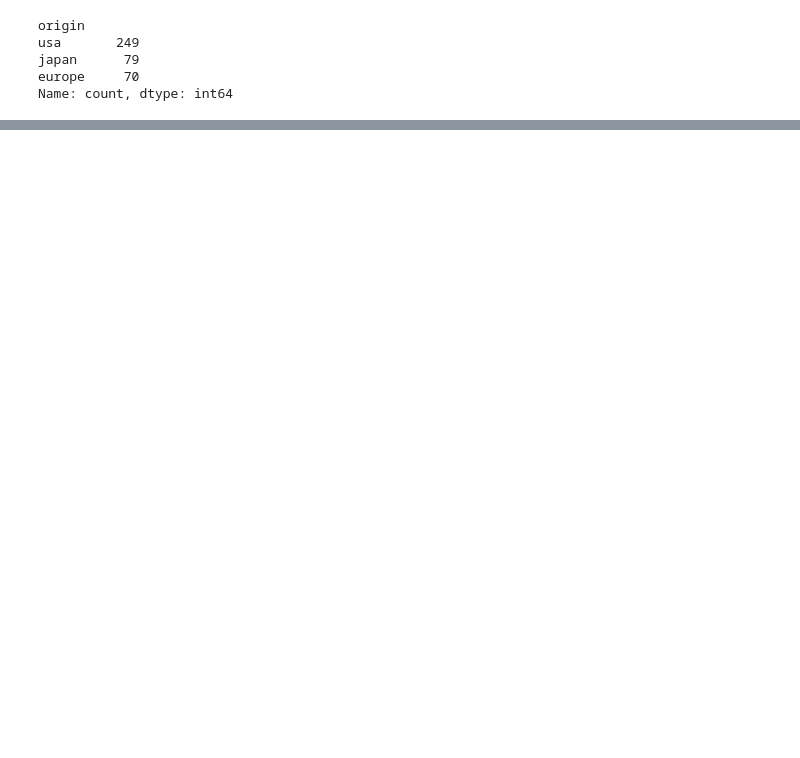
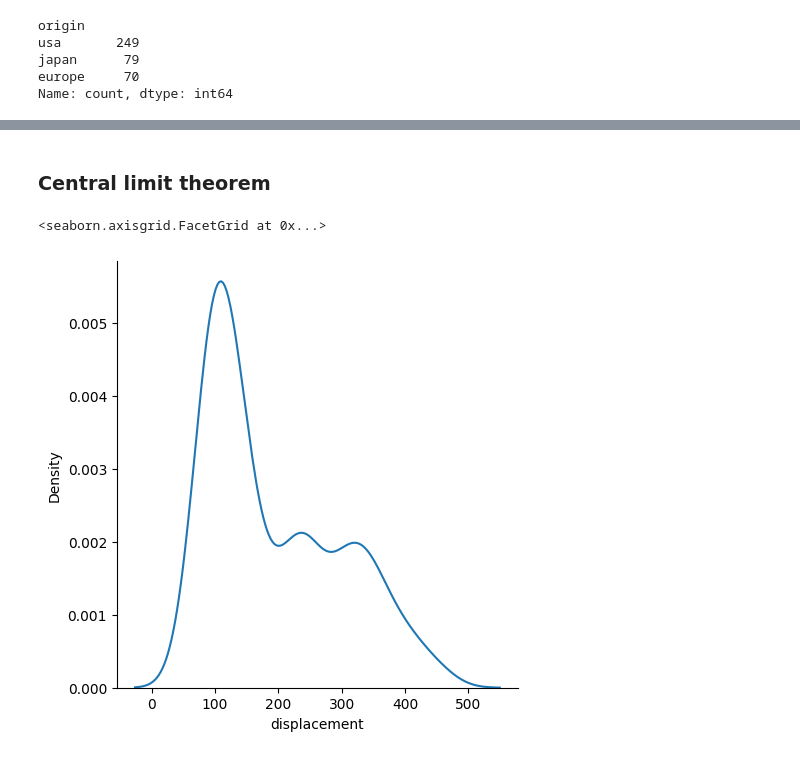
Before and after one commit to prachi558/GFG_learning, a Jupyter notebook: Inferential_stats.ipynb, the cells around one changed output, grey strips where cells are left out. Drawn from its saved outputs; the diff is of its cells as text; code cells hidden in the pictures; blank space fills up the shorter version.

```diff
--- a/Inferential_stats.ipynb
+++ b/Inferential_stats.ipynb
@@ -108,0 +109,8 @@ df.groupby('origin').sample(frac=0.1)
+# %% [markdown]
+### Central limit theorem
+# %%
+#plotting distribution of displacement
+sns.displot(df['displacement'], kind='kde')
+# %% [output]
+<seaborn.axisgrid.FacetGrid at 0x...>
+[figure, added]
```
Also changed, not shown: parts of 10 cells of this notebook.
